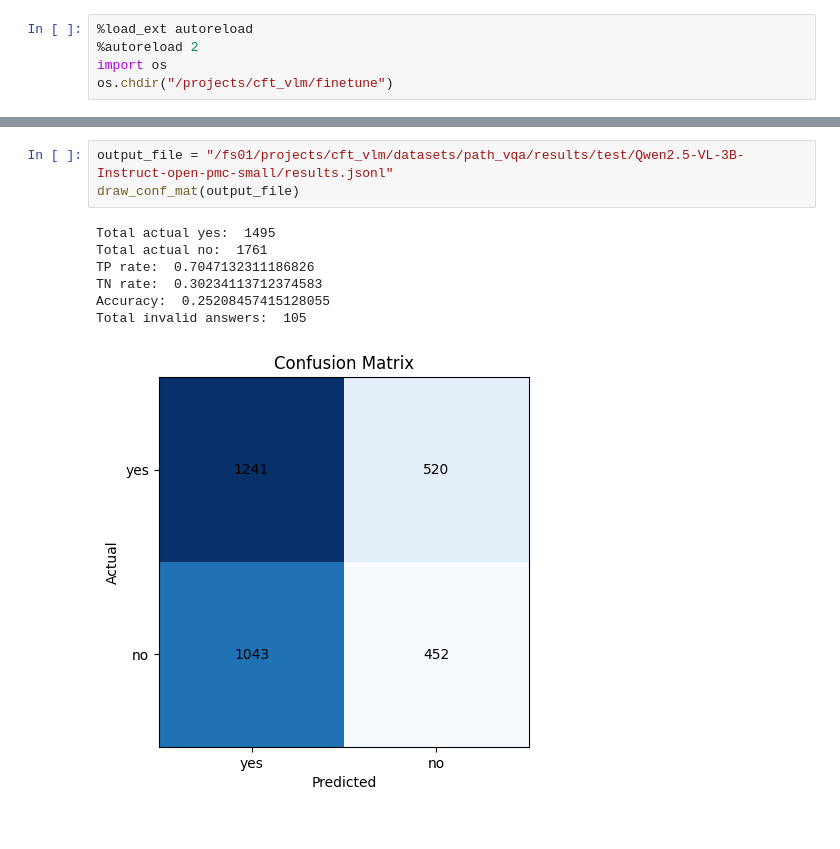
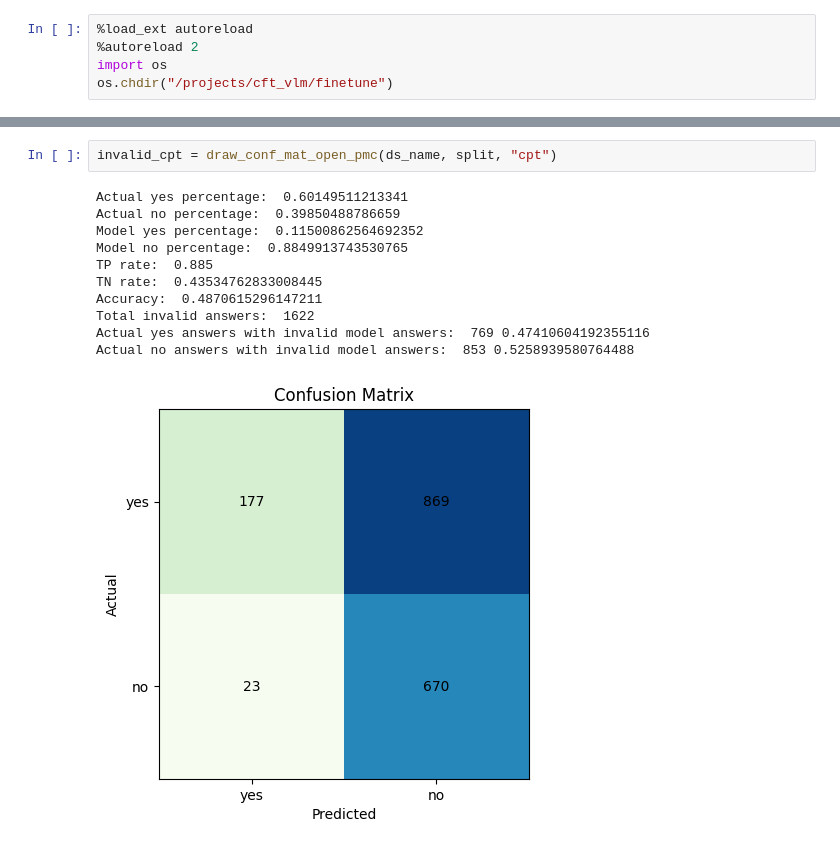
Before and after one commit to WithComment/finetune, a Jupyter notebook: qwenvl/eval.ipynb, the cells around one changed output, grey strips where cells are left out. Drawn from its saved outputs; the diff is of its cells as text.

```diff
--- a/qwenvl/eval.ipynb
+++ b/qwenvl/eval.ipynb
@@ -108,11 +103,14 @@ Total invalid answers:  101
-# %%
-output_file = "/fs01/projects/cft_vlm/datasets/path_vqa/results/test/Qwen2.5-VL-3B-Instruct-open-pmc-small/results.jsonl"
-draw_conf_mat(output_file)
-# %% [output]
-Total actual yes:  1495
-Total actual no:  1761
-TP rate:  0.7047132311186826
-TN rate:  0.30234113712374583
-Accuracy:  0.25208457415128055
-Total invalid answers:  105
-[figure, removed]
+# %%
+invalid_cpt = draw_conf_mat_open_pmc(ds_name, split, "cpt")
+# %% [output]
+Actual yes percentage:  0.60149511213341
+Actual no percentage:  0.39850488786659
+Model yes percentage:  0.11500862564692352
+Model no percentage:  0.8849913743530765
+TP rate:  0.885
+TN rate:  0.43534762833008445
+Accuracy:  0.4870615296147211
+Total invalid answers:  1622
+Actual yes answers with invalid model answers:  769 0.47410604192355116
+Actual no answers with invalid model answers:  853 0.5258939580764488
+[figure, added]
```
Also changed, not shown: parts of 10 cells of this notebook.
